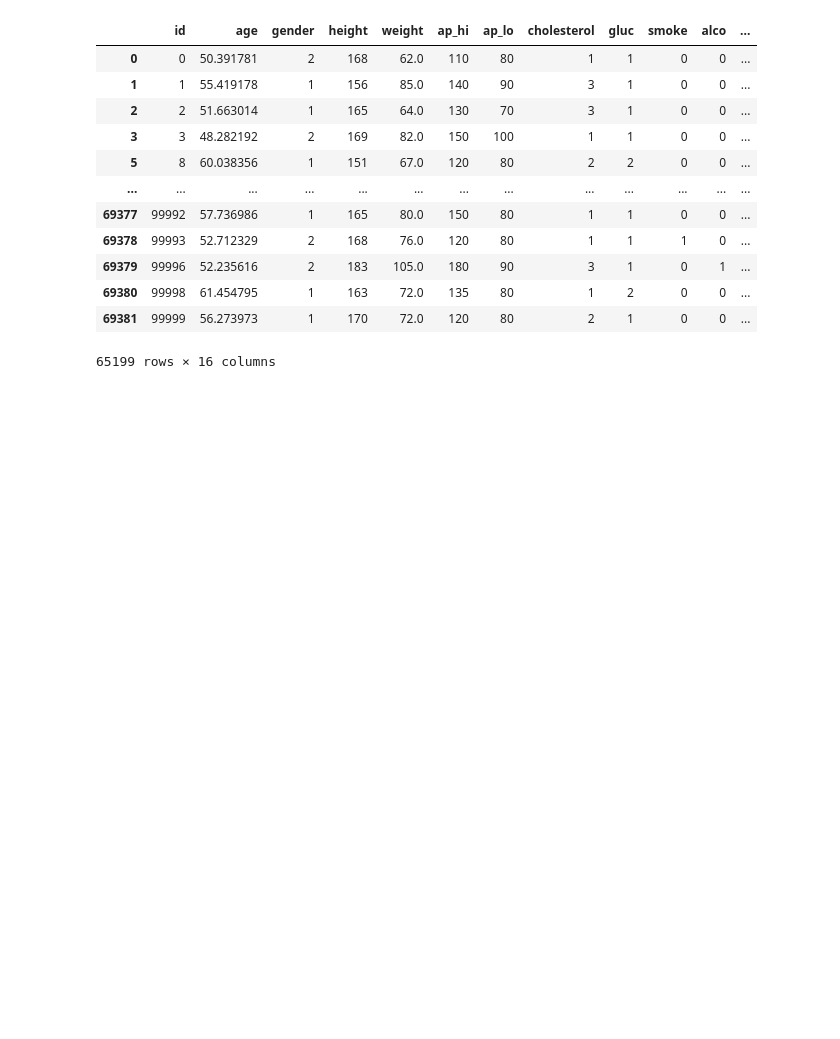
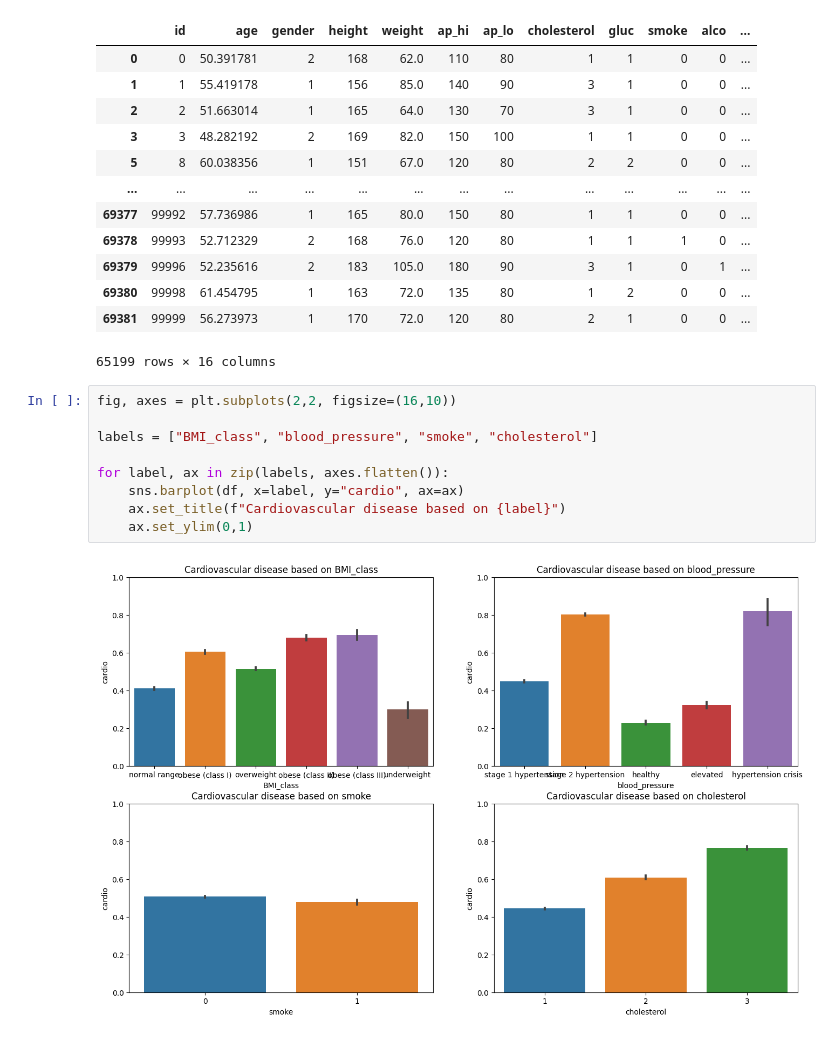
Before and after one commit to Razjoh/Machine-learning-Rasmus-Johansson, a Jupyter notebook: Labb/EDA_disease.ipynb, the cells around one changed output. Saved outputs shown, nothing was run; the diff lists cells and outputs as text; blank space fills up the shorter version.

Commit message:
visual disease barplot

```diff
--- a/Labb/EDA_disease.ipynb
+++ b/Labb/EDA_disease.ipynb
@@ -618,3 +618,14 @@ df
 | 69380 | 99998 | 61.454795 | 1 | 163 | 72.0 | 135 | 80 | 1 | 2 | 0 | 0 | ... |
 | 69381 | 99999 | 56.273973 | 1 | 170 | 72.0 | 120 | 80 | 2 | 1 | 0 | 0 | ... |
 65199 rows × 16 columns
+# %%
+fig, axes = plt.subplots(2,2, figsize=(16,10))
+
+labels = ["BMI_class", "blood_pressure", "smoke", "cholesterol"]
+
+for label, ax in zip(labels, axes.flatten()):
+    sns.barplot(df, x=label, y="cardio", ax=ax)
+    ax.set_title(f"Cardiovascular disease based on {label}")
+    ax.set_ylim(0,1)
+# %% [output]
+[figure, added]
```
Also changed, not shown: parts of 1 cell of this notebook.
